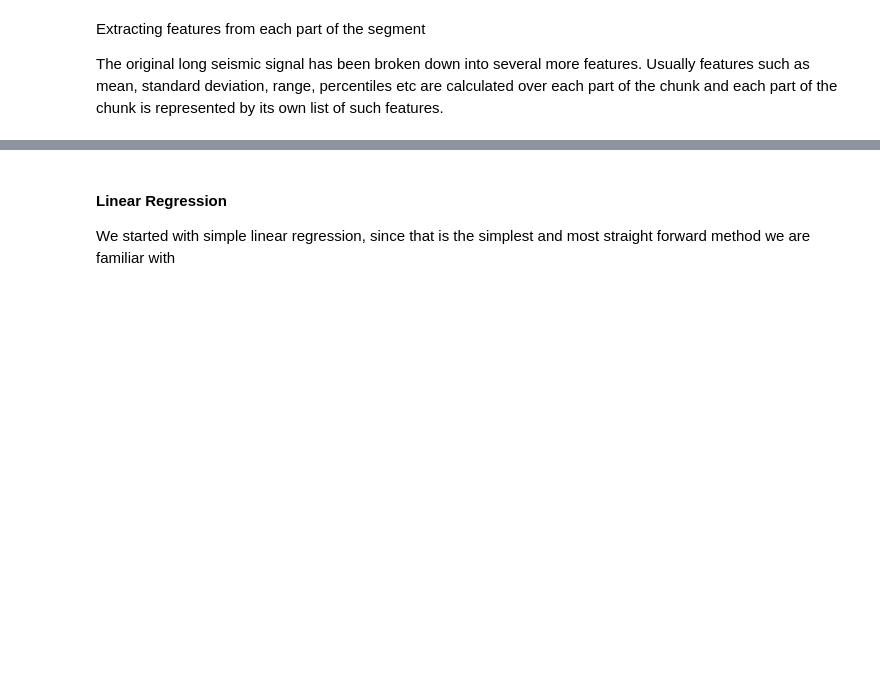
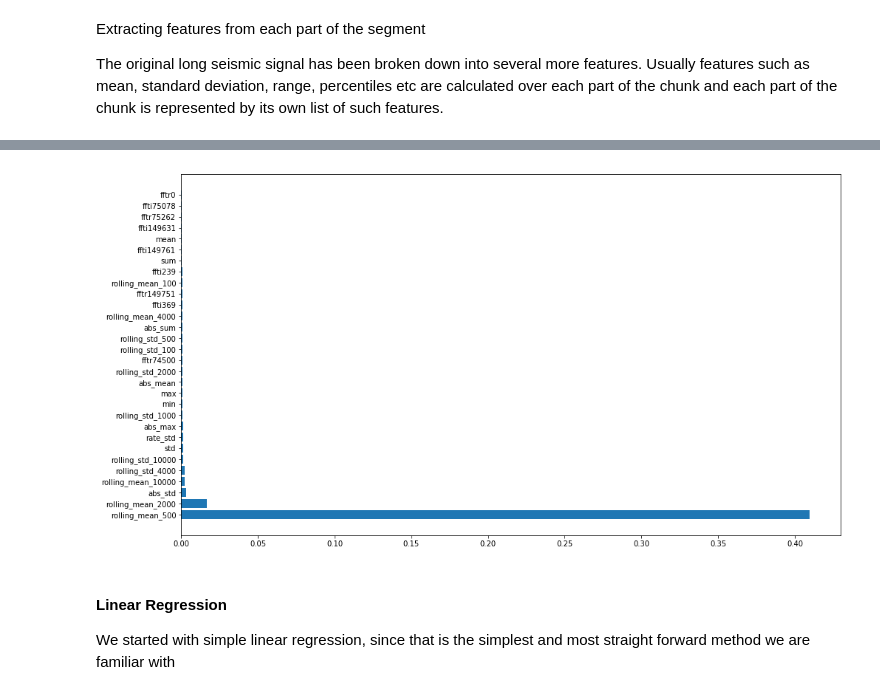
Before and after one commit to poornimajoshi/Earthquake-Predictions, a Jupyter notebook: quakes.ipynb, the cells around one changed output, grey strips where cells are left out. Saved outputs shown, nothing was run; the diff lists cells and outputs as text; code cells hidden in the pictures; blank space fills up the shorter version.

```diff
--- a/quakes.ipynb
+++ b/quakes.ipynb
@@ -267,0 +331,4 @@ y_train = df_train['time_to_failure'].values
+# %%
+# Choosing the best contributing features using random forest regressor
+rfr = RandomForestRegressor(n_estimators=500, random_state=0, n_jobs=-1)
+pipe_rfr = Pipeline([('StandardScaler', StandardScaler()), ('RandomForestRegressor', rfr)])
@@ -267,0 +346,7 @@ y_train = df_train['time_to_failure'].values
+# %%
+# Creating a dataframe to choose the best features
+features = pd.DataFrame({'Feature': columns, 'Importance': rfr.feature_importances_, 'Correlation': df_train.drop(columns='time_to_failure').corrwith(df_train['time_to_failure']).abs().values})
+# %%
+# Sorting the features in descending order so we choose the best one
+features = features.sort_values(by='Importance', ascending=False)
+features
@@ -267,0 +372,7 @@ y_train = df_train['time_to_failure'].values
+# %%
+# Visualizing the best performing feature from the 'features' dataframe
+plt.figure(figsize=(16, 9))
+plt.barh(y='Feature', width='Importance', data=features[:30])
+plt.show()
+# %% [output]
+[figure, added]
```
Also changed, not shown: parts of 30 cells of this notebook.
